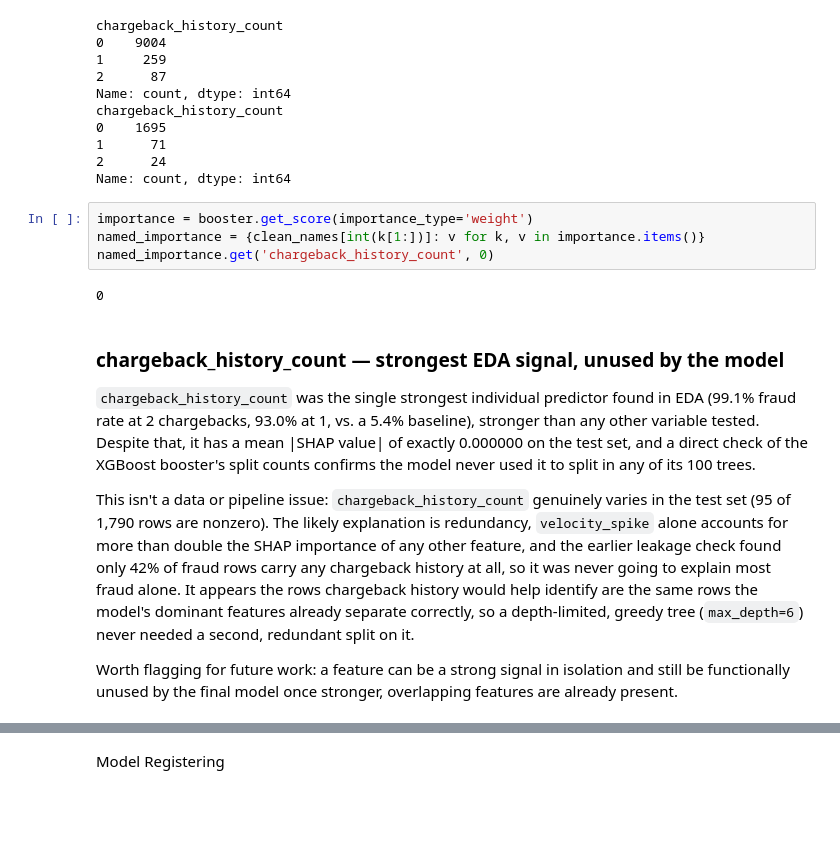
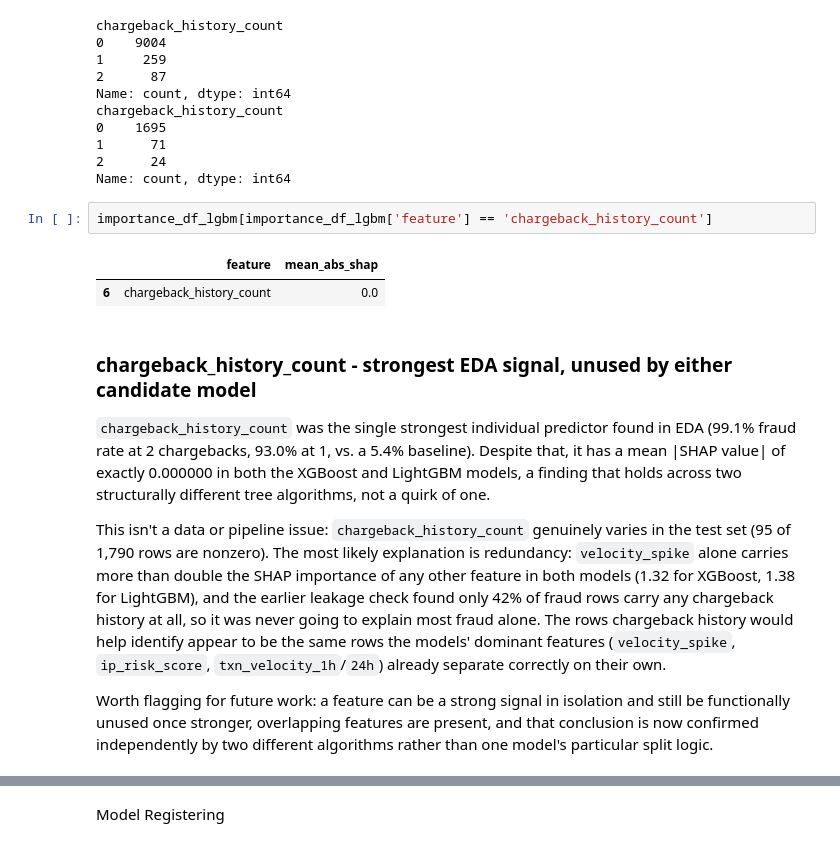
Before and after one commit to Chekwube-Uzoegwu/Fraudulent_Transaction_Detection_for_Finlora, a Jupyter notebook: Notebooks/Modelling.ipynb, the cells around one changed output, grey strips where cells are left out. Cells and saved outputs as stored; diff of their text form; blank space fills up the shorter version.

```diff
--- a/Notebooks/Modelling.ipynb
+++ b/Notebooks/Modelling.ipynb
@@ -454,18 +556,17 @@ chargeback_history_count
 2      24
 Name: count, dtype: int64
 # %%
-importance = booster.get_score(importance_type='weight')
-named_importance = {clean_names[int(k[1:])]: v for k, v in importance.items()}
-named_importance.get('chargeback_history_count', 0)
+importance_df_lgbm[importance_df_lgbm['feature'] == 'chargeback_history_count']
 # %% [output]
-0
+|  | feature | mean_abs_shap |
+| 6 | chargeback_history_count | 0.0 |
 # %% [markdown]
-### chargeback_history_count — strongest EDA signal, unused by the model
+### chargeback_history_count - strongest EDA signal, unused by either candidate model
 
-`chargeback_history_count` was the single strongest individual predictor found in EDA (99.1% fraud rate at 2 chargebacks, 93.0% at 1, vs. a 5.4% baseline), stronger than any other variable tested. Despite that, it has a mean |SHAP value| of exactly 0.000000 on the test set, and a direct check of the XGBoost booster's split counts confirms the model never used it to split in any of its 100 trees.
+`chargeback_history_count` was the single strongest individual predictor found in EDA (99.1% fraud rate at 2 chargebacks, 93.0% at 1, vs. a 5.4% baseline). Despite that, it has a mean |SHAP value| of exactly 0.000000 in both the XGBoost and LightGBM models, a finding that holds across two structurally different tree algorithms, not a quirk of one.
 
-This isn't a data or pipeline issue: `chargeback_history_count` genuinely varies in the test set (95 of 1,790 rows are nonzero). The likely explanation is redundancy, `velocity_spike` alone accounts for more than double the SHAP importance of any other feature, and the earlier leakage check found only 42% of fraud rows carry any chargeback history at all, so it was never going to explain most fraud alone. It appears the rows chargeback history would help identify are the same rows the model's dominant features already separate correctly, so a depth-limited, greedy tree (`max_depth=6`) never needed a second, redundant split on it.
+This isn't a data or pipeline issue: `chargeback_history_count` genuinely varies in the test set (95 of 1,790 rows are nonzero). The most likely explanation is redundancy: `velocity_spike` alone carries more than double the SHAP importance of any other feature in both models (1.32 for XGBoost, 1.38 for LightGBM), and the earlier leakage check found only 42% of fraud rows carry any chargeback history at all, so it was never going to explain most fraud alone. The rows chargeback history would help identify appear to be the same rows the models' dominant features (`velocity_spike`, `ip_risk_score`, `txn_velocity_1h`/`24h`) already separate correctly on their own.
 
-Worth flagging for future work: a feature can be a strong signal in isolation and still be functionally unused by the final model once stronger, overlapping features are already present.
+Worth flagging for future work: a feature can be a strong signal in isolation and still be functionally unused once stronger, overlapping features are present, and that conclusion is now confirmed independently by two different algorithms rather than one model's particular split logic.
 # %%
 # Summary bar plot
```
Also changed, not shown: parts of 23 cells of this notebook, 1 other file.
